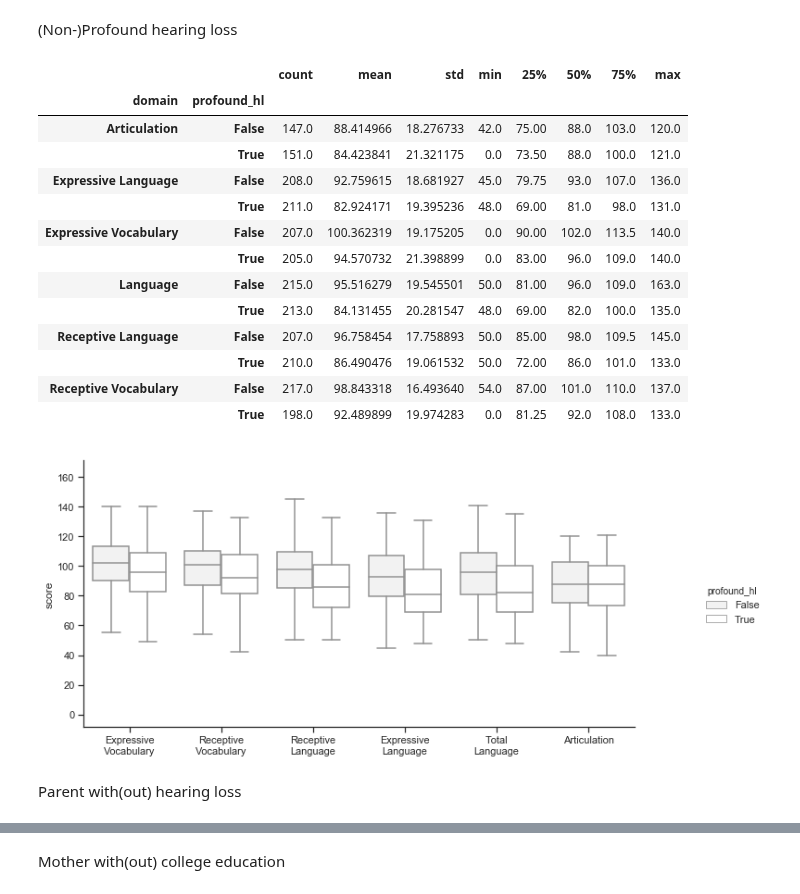
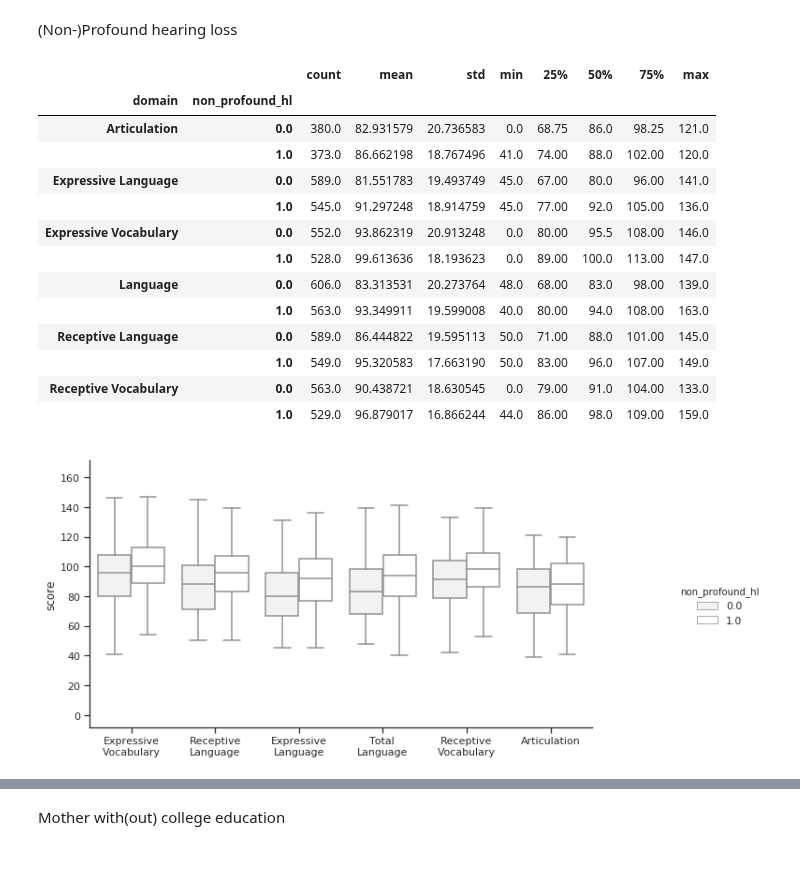
Before and after one commit to fonnesbeck/infant_hearing_intervention, a Jupyter notebook: notebooks/Tables.ipynb, the cells around one changed output, grey strips where cells are left out. Drawn from its saved outputs; the diff is of its cells as text; code cells hidden in the pictures; blank space fills up the shorter version.

```diff
--- a/notebooks/Tables.ipynb
+++ b/notebooks/Tables.ipynb
@@ -424,31 +334,29 @@ fig.axes[0].set_xlabel('');
 # %% [markdown]
 (Non-)Profound hearing loss
 # %%
-(test_scores.assign(profound_hl=test_scores.degree_hl==6)
-         .groupby(['domain', 'profound_hl'])
+(test_scores.assign(non_profound_hl=test_scores.deg_hl_below6)
+         .groupby(['domain', 'non_profound_hl'])
          .score.describe())
 # %% [output]
 |  |  | count | mean | std | min | 25% | 50% | 75% | max |
-| domain | profound_hl |  |  |  |  |  |  |  |  |
-| Articulation | False | 147.0 | 88.414966 | 18.276733 | 42.0 | 75.00 | 88.0 | 103.0 | 120.0 |
-|  | True | 151.0 | 84.423841 | 21.321175 | 0.0 | 73.50 | 88.0 | 100.0 | 121.0 |
-| Expressive Language | False | 208.0 | 92.759615 | 18.681927 | 45.0 | 79.75 | 93.0 | 107.0 | 136.0 |
-|  | True | 211.0 | 82.924171 | 19.395236 | 48.0 | 69.00 | 81.0 | 98.0 | 131.0 |
-| Expressive Vocabulary | False | 207.0 | 100.362319 | 19.175205 | 0.0 | 90.00 | 102.0 | 113.5 | 140.0 |
-|  | True | 205.0 | 94.570732 | 21.398899 | 0.0 | 83.00 | 96.0 | 109.0 | 140.0 |
-| Language | False | 215.0 | 95.516279 | 19.545501 | 50.0 | 81.00 | 96.0 | 109.0 | 163.0 |
-|  | True | 213.0 | 84.131455 | 20.281547 | 48.0 | 69.00 | 82.0 | 100.0 | 135.0 |
-| Receptive Language | False | 207.0 | 96.758454 | 17.758893 | 50.0 | 85.00 | 98.0 | 109.5 | 145.0 |
-|  | True | 210.0 | 86.490476 | 19.061532 | 50.0 | 72.00 | 86.0 | 101.0 | 133.0 |
-| Receptive Vocabulary | False | 217.0 | 98.843318 | 16.493640 | 54.0 | 87.00 | 101.0 | 110.0 | 137.0 |
-|  | True | 198.0 | 92.489899 | 19.974283 | 0.0 | 81.25 | 92.0 | 108.0 | 133.0 |
+| domain | non_profound_hl |  |  |  |  |  |  |  |  |
+| Articulation | 0.0 | 380.0 | 82.931579 | 20.736583 | 0.0 | 68.75 | 86.0 | 98.25 | 121.0 |
+|  | 1.0 | 373.0 | 86.662198 | 18.767496 | 41.0 | 74.00 | 88.0 | 102.00 | 120.0 |
+| Expressive Language | 0.0 | 589.0 | 81.551783 | 19.493749 | 45.0 | 67.00 | 80.0 | 96.00 | 141.0 |
+|  | 1.0 | 545.0 | 91.297248 | 18.914759 | 45.0 | 77.00 | 92.0 | 105.00 | 136.0 |
+| Expressive Vocabulary | 0.0 | 552.0 | 93.862319 | 20.913248 | 0.0 | 80.00 | 95.5 | 108.00 | 146.0 |
+|  | 1.0 | 528.0 | 99.613636 | 18.193623 | 0.0 | 89.00 | 100.0 | 113.00 | 147.0 |
+| Language | 0.0 | 606.0 | 83.313531 | 20.273764 | 48.0 | 68.00 | 83.0 | 98.00 | 139.0 |
+|  | 1.0 | 563.0 | 93.349911 | 19.599008 | 40.0 | 80.00 | 94.0 | 108.00 | 163.0 |
+| Receptive Language | 0.0 | 589.0 | 86.444822 | 19.595113 | 50.0 | 71.00 | 88.0 | 101.00 | 145.0 |
+|  | 1.0 | 549.0 | 95.320583 | 17.663190 | 50.0 | 83.00 | 96.0 | 107.00 | 149.0 |
+| Receptive Vocabulary | 0.0 | 563.0 | 90.438721 | 18.630545 | 0.0 | 79.00 | 91.0 | 104.00 | 133.0 |
+|  | 1.0 | 529.0 | 96.879017 | 16.866244 | 44.0 | 86.00 | 98.0 | 109.00 | 159.0 |
 # %%
-sns.catplot("domain_labels", y="score", hue='profound_hl', data=test_scores.assign(profound_hl=test_scores.degree_hl==6),
+sns.catplot("domain_labels", y="score", hue='non_profound_hl', data=test_scores.assign(non_profound_hl=test_scores.deg_hl_below6),
             kind="box", color='white', fliersize=0)
 fig = plt.gcf()
 fig.set_size_inches(12, 5)
 fig.axes[0].set_xlabel('');
 # %% [output]
-[figure, old version]
+[figure, new version]
-# %% [markdown]
-Parent with(out) hearing loss
```
Also changed, not shown: parts of 43 cells of this notebook, 1 other file.
